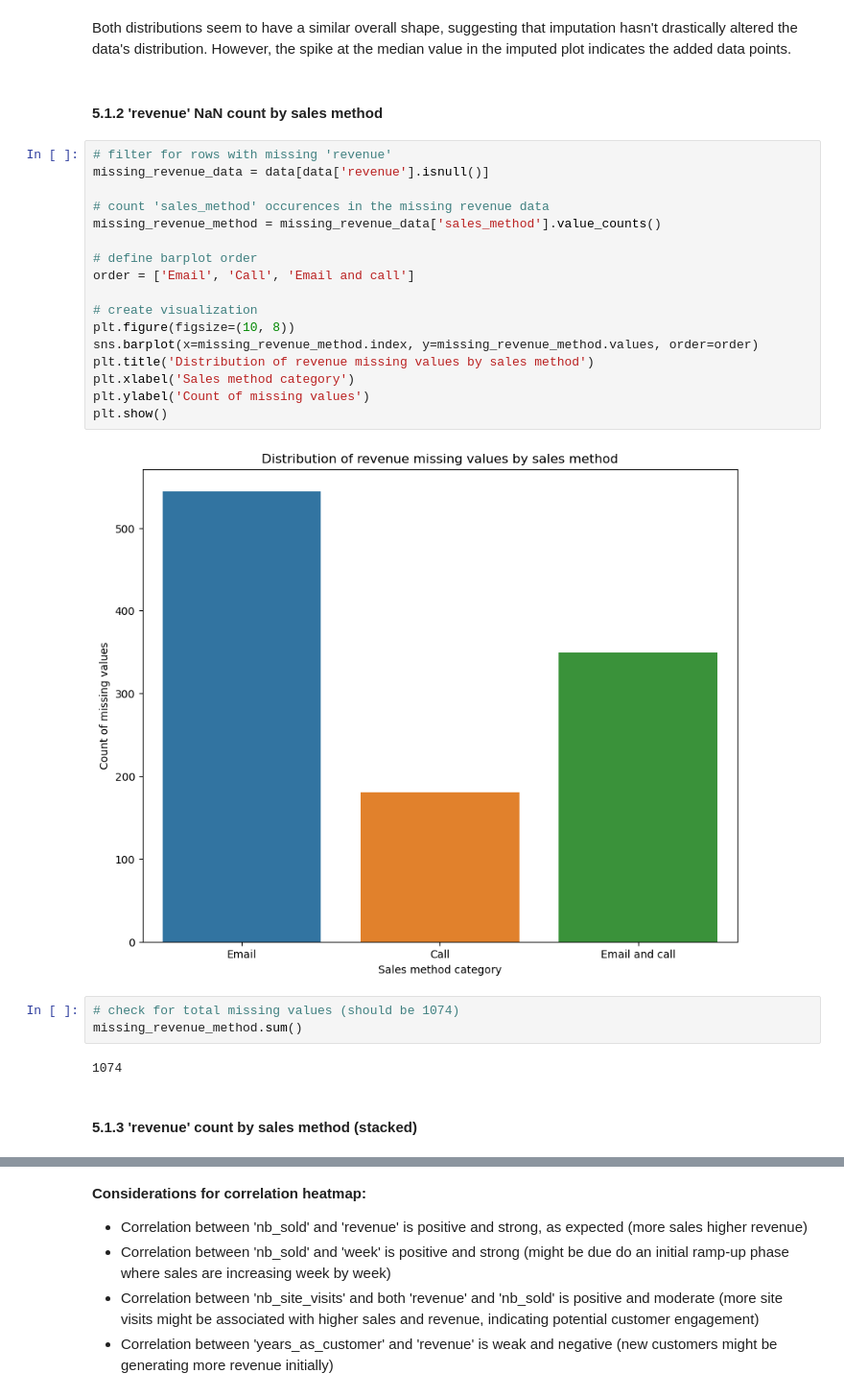
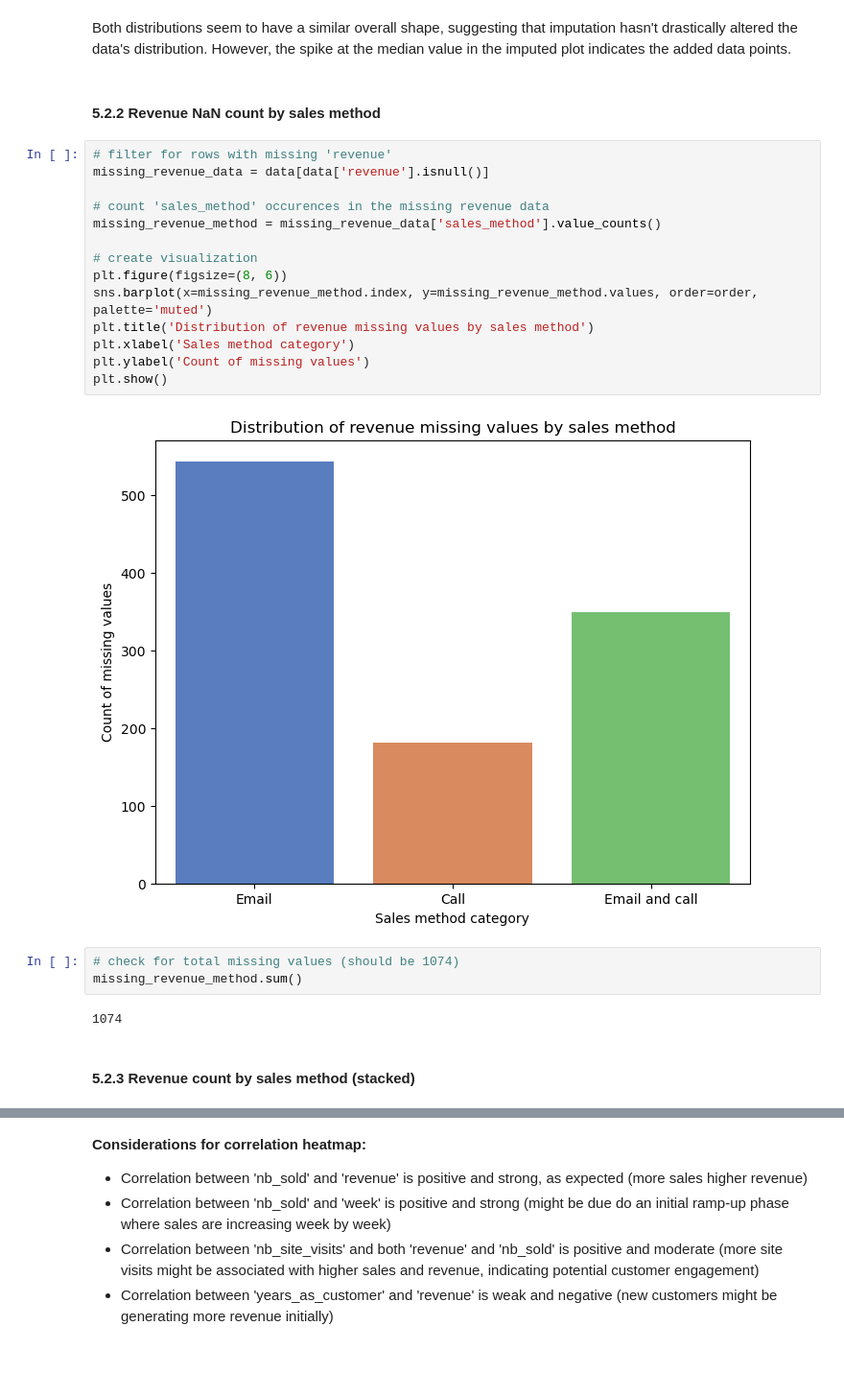
Before and after one commit to mikjf/datacamp_data_analyst_professional_python, a Jupyter notebook: exam_product_sales_analysis.ipynb, the cells around one changed output, grey strips where cells are left out. Shown at 96% size. Cells and saved outputs as stored; diff of their text form; blank space fills up the shorter version.

```diff
--- a/exam_product_sales_analysis.ipynb
+++ b/exam_product_sales_analysis.ipynb
@@ -568,33 +606,30 @@ The median revenue is: 89.5
 # %% [markdown]
 Both distributions seem to have a similar overall shape, suggesting that imputation hasn't drastically altered the data's distribution. However, the spike at the median value in the imputed plot indicates the added data points.
 # %% [markdown]
-#### 5.1.2 'revenue' NaN count by sales method
+#### 5.2.2 Revenue NaN count by sales method
 # %%
 # filter for rows with missing 'revenue'
 missing_revenue_data = data[data['revenue'].isnull()]
 
 # count 'sales_method' occurences in the missing revenue data
 missing_revenue_method = missing_revenue_data['sales_method'].value_counts()
 
-# define barplot order
-order = ['Email', 'Call', 'Email and call']
-
 # create visualization
-plt.figure(figsize=(10, 8))
-sns.barplot(x=missing_revenue_method.index, y=missing_revenue_method.values, order=order)
+plt.figure(figsize=(8, 6))
+sns.barplot(x=missing_revenue_method.index, y=missing_revenue_method.values, order=order, palette='muted')
 plt.title('Distribution of revenue missing values by sales method')
 plt.xlabel('Sales method category')
 plt.ylabel('Count of missing values')
 plt.show()
 # %% [output]
-[figure, old version]
+[figure, new version]
 # %%
 # check for total missing values (should be 1074)
 missing_revenue_method.sum()
 # %% [output]
 1074
 # %% [markdown]
-#### 5.1.3 'revenue' count by sales method (stacked)
+#### 5.2.3 Revenue count by sales method (stacked)
 # %%
 # count total occurences by sales method and count of missing values for each sales method
 total_sales_method = data['sales_method'].value_counts()
```
Also changed, not shown: parts of 55 cells of this notebook, 1 other file.
